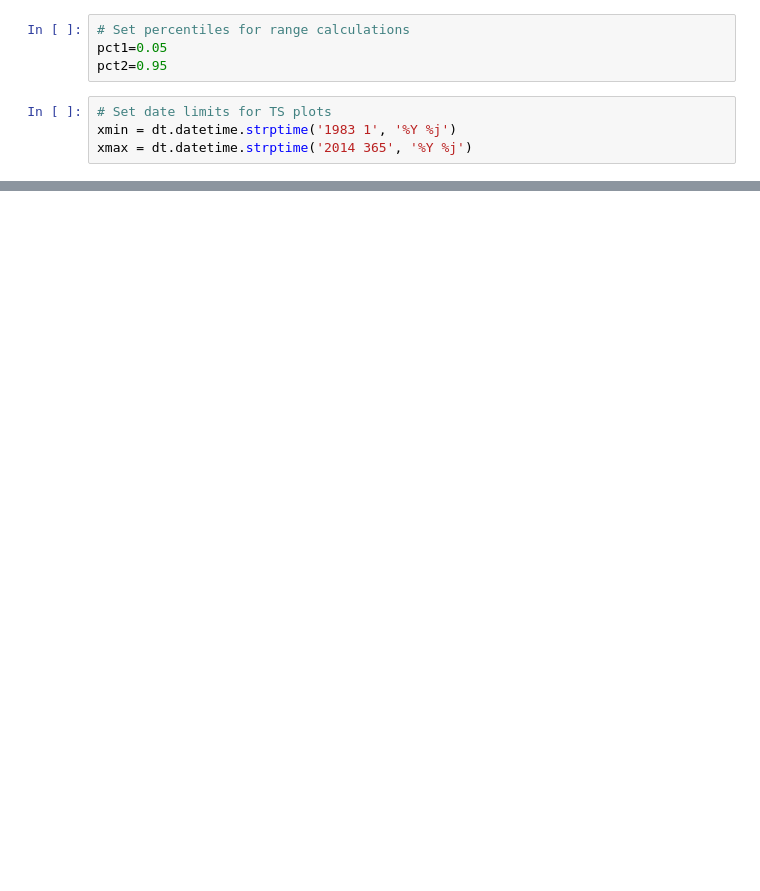
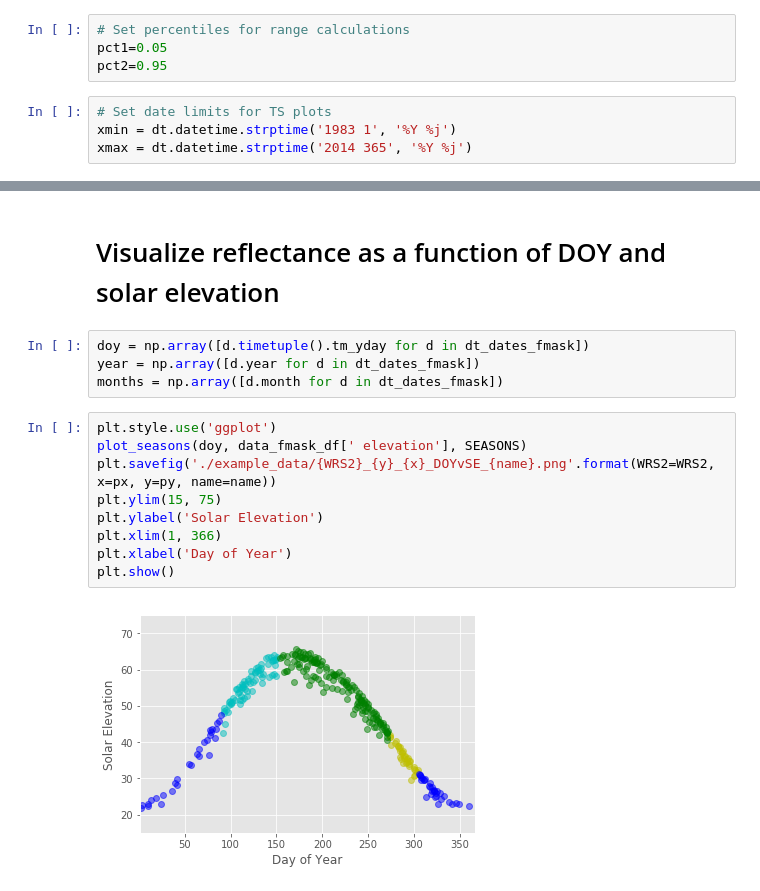
Before and after one commit to parevalo/dataviz, a Jupyter notebook: figures_general.ipynb, the cells around one changed output, grey strips where cells are left out. Cells and saved outputs as stored; diff of their text form; blank space fills up the shorter version.

```diff
--- a/figures_general.ipynb
+++ b/figures_general.ipynb
@@ -137,0 +159,17 @@ Time series processing complete!
+# %% [markdown]
+# Visualize reflectance as a function of DOY and solar elevation
+# %%
+doy = np.array([d.timetuple().tm_yday for d in dt_dates_fmask])
+year = np.array([d.year for d in dt_dates_fmask])
+months = np.array([d.month for d in dt_dates_fmask])
+# %%
+plt.style.use('ggplot')
+plot_seasons(doy, data_fmask_df[' elevation'], SEASONS)
+plt.savefig('./example_data/{WRS2}_{y}_{x}_DOYvSE_{name}.png'.format(WRS2=WRS2, x=px, y=py, name=name))
+plt.ylim(15, 75)
+plt.ylabel('Solar Elevation')
+plt.xlim(1, 366)
+plt.xlabel('Day of Year')
+plt.show()
+# %% [output]
+[figure, added]
```
Also changed, not shown: parts of 26 cells of this notebook.
